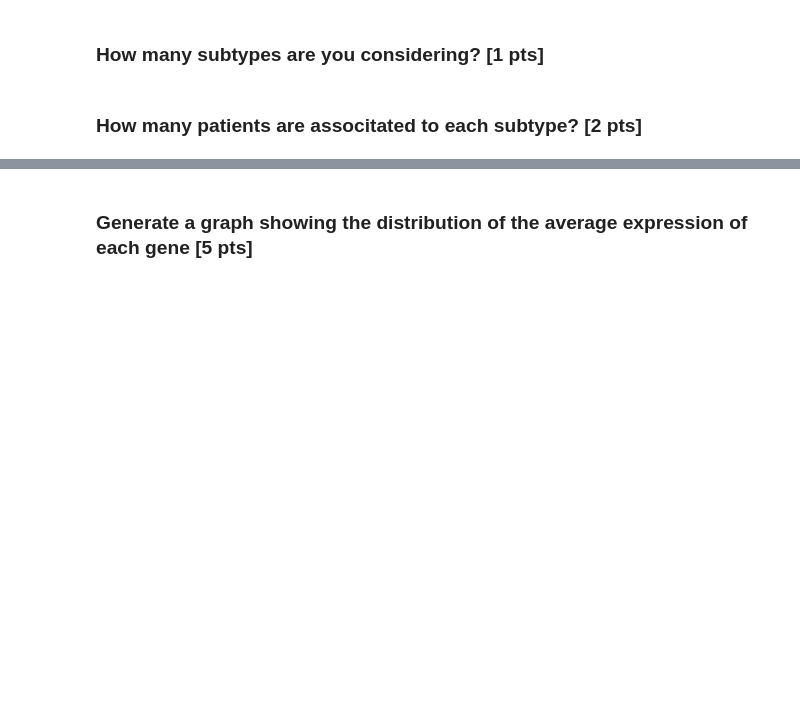
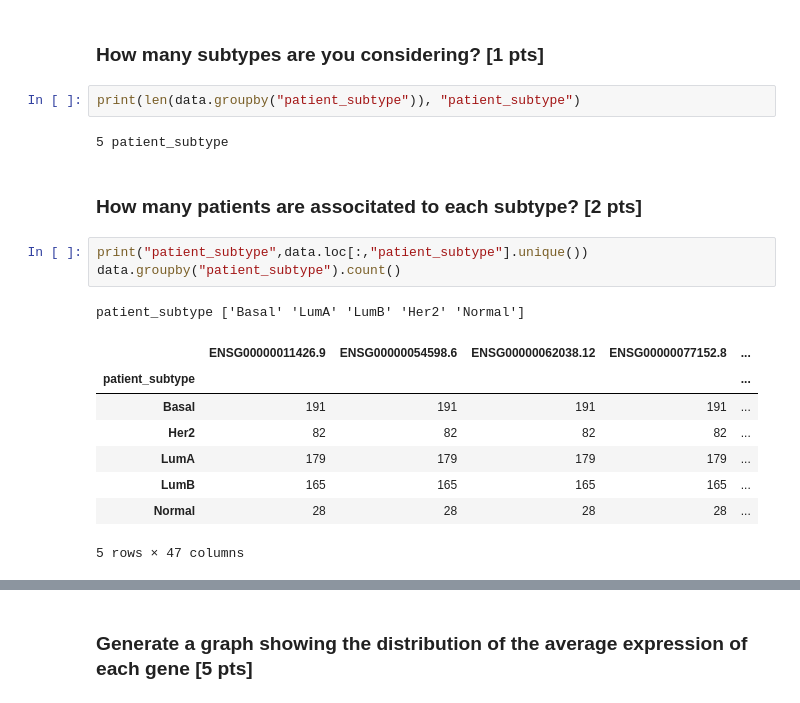
Before and after one commit to justinefrancois/S24_data_analysis, a Jupyter notebook: notebooks/CM5exercices_good_practices.ipynb, the cells around one changed output, grey strips where cells are left out. Drawn from its saved outputs; the diff is of its cells as text; blank space fills up the shorter version.

```diff
--- a/notebooks/CM5exercices_good_practices.ipynb
+++ b/notebooks/CM5exercices_good_practices.ipynb
@@ -103,5 +103,22 @@ data
 ## Explore the dataset [15 pts]
 # %% [markdown]
 ### How many subtypes are you considering? [1 pts]
+# %%
+print(len(data.groupby("patient_subtype")), "patient_subtype")
+# %% [output]
+5 patient_subtype
 # %% [markdown]
 ### How many patients are associtated to each subtype? [2 pts]
+# %%
+print("patient_subtype",data.loc[:,"patient_subtype"].unique())
+data.groupby("patient_subtype").count()
+# %% [output]
+patient_subtype ['Basal' 'LumA' 'LumB' 'Her2' 'Normal']
+|  | ENSG00000011426.9 | ENSG00000054598.6 | ENSG00000062038.12 | ENSG00000077152.8 | ... |
+| patient_subtype |  |  |  |  | ... |
+| Basal | 191 | 191 | 191 | 191 | ... |
+| Her2 | 82 | 82 | 82 | 82 | ... |
+| LumA | 179 | 179 | 179 | 179 | ... |
+| LumB | 165 | 165 | 165 | 165 | ... |
+| Normal | 28 | 28 | 28 | 28 | ... |
+5 rows × 47 columns
```
Also changed, not shown: parts of 7 cells of this notebook.
